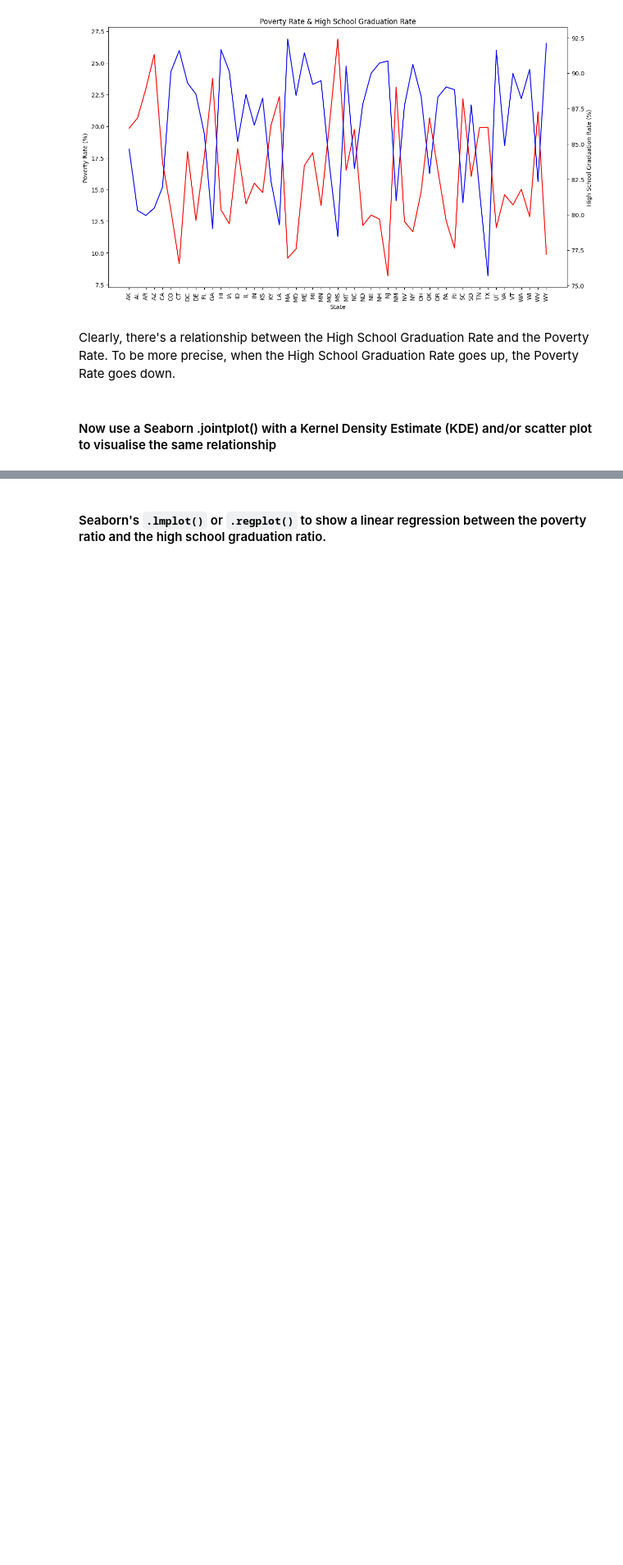
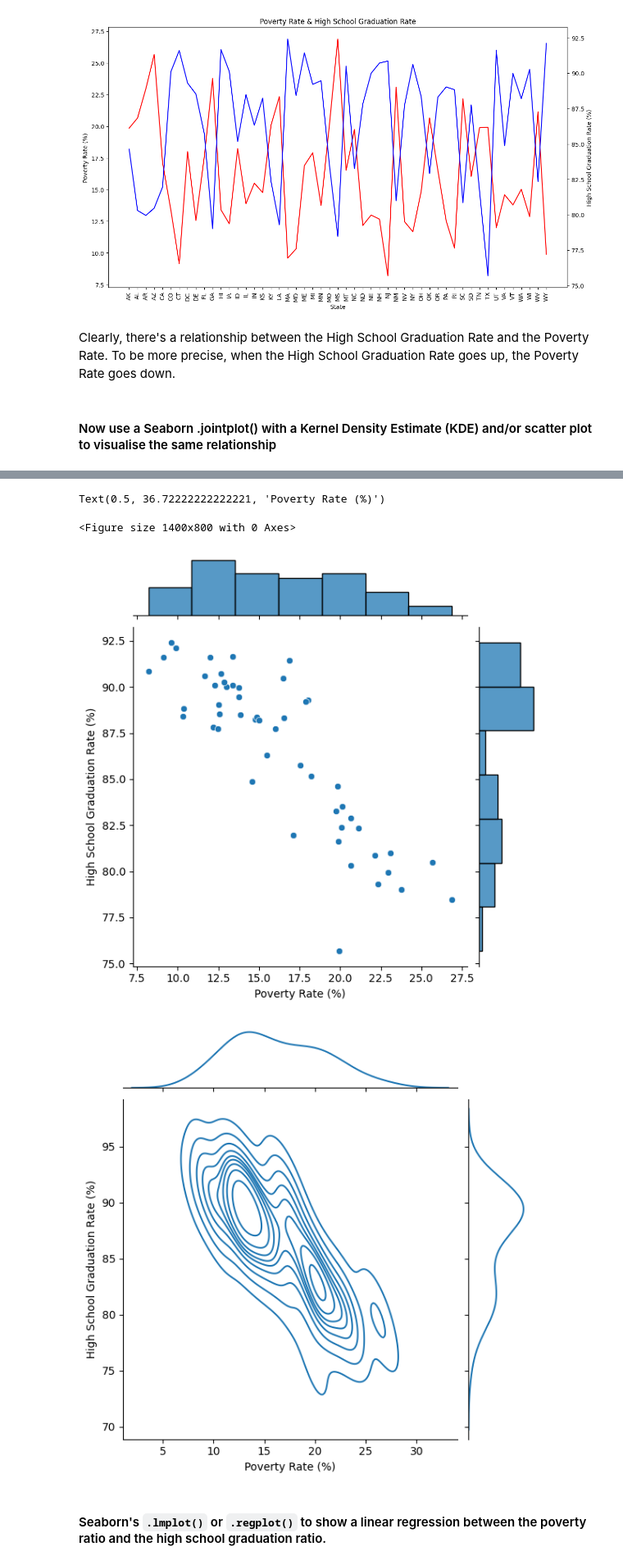
Before and after one commit to petarilievCS/police-fatalities-analysis, a Jupyter notebook: Fatal_Force_(start).ipynb, the cells around one changed output, grey strips where cells are left out. Shown at 82% size. Drawn from its saved outputs; the diff is of its cells as text; code cells hidden in the pictures; blank space fills up the shorter version.

Commit message:
Analyzed poverty & hs grad rate, visualized racial division by state & police fatalities

```diff
--- a/Fatal_Force_(start).ipynb
+++ b/Fatal_Force_(start).ipynb
@@ -214,6 +214,8 @@ Texas has the lowest graduation rate, while Massachusetts has the highest.
 
 #### Create a line chart with two y-axes to show if the rations of poverty and high school graduation move together.
 # %%
+state_data = pd.merge(state_poverty, state_hs, on="geographic_area")
+
 # Setup
 plt.figure(figsize=(14, 8))
 plt.title("Poverty Rate & High School Graduation Rate")
@@ -221,11 +223,8 @@ plt.xticks(rotation=90)
 axis_1 = plt.gca()
 axis_2 = axis_1.twinx()
 
-state_poverty.sort_index(inplace=True)
-state_hs.sort_index(inplace=True)
-
-axis_1.plot(state_poverty.index, state_poverty.poverty_rate, color="red", label="Poverty Rate")
-axis_2.plot(state_hs.index, state_hs.percent_completed_hs, color="blue", label="High School Graduation Rate")
+axis_1.plot(state_data.index, state_data.poverty_rate, color="red", label="Poverty Rate")
+axis_2.plot(state_data.index, state_data.percent_completed_hs, color="blue", label="High School Graduation Rate")
 
 axis_1.set_xlabel("State")
 axis_1.set_ylabel("Poverty Rate (%)")
@@ -240,2 +249,19 @@ Clearly, there's a relationship between the High School Graduation Rate and the
+# %%
+plt.figure(figsize=(14, 8))
+
+# Scatter
+sns.jointplot(data=state_data, x="poverty_rate", y="percent_completed_hs")
+plt.ylabel("High School Graduation Rate (%)")
+plt.xlabel("Poverty Rate (%)")
+
+# KDE
+sns.jointplot(data=state_data, x="poverty_rate", y="percent_completed_hs", kind="kde")
+plt.ylabel("High School Graduation Rate (%)")
+plt.xlabel("Poverty Rate (%)")
+# %% [output]
+Text(0.5, 36.72222222222221, 'Poverty Rate (%)')
+<Figure size 1400x800 with 0 Axes>
+[figure, added]
+[figure, added]
 # %% [markdown]
 #### Seaborn's `.lmplot()` or `.regplot()` to show a linear regression between the poverty ratio and the high school graduation ratio.
```
Also changed, not shown: parts of 10 cells of this notebook.
